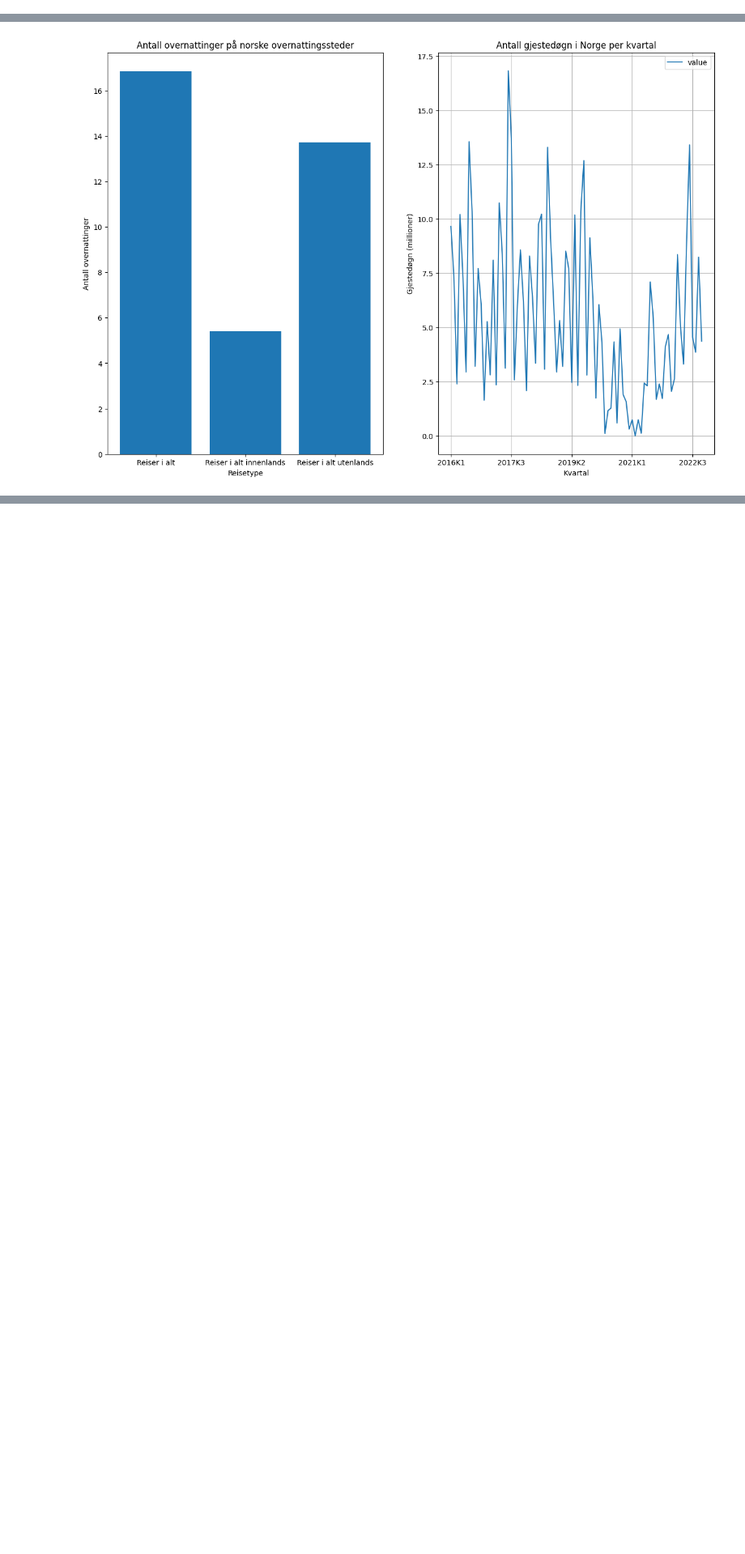
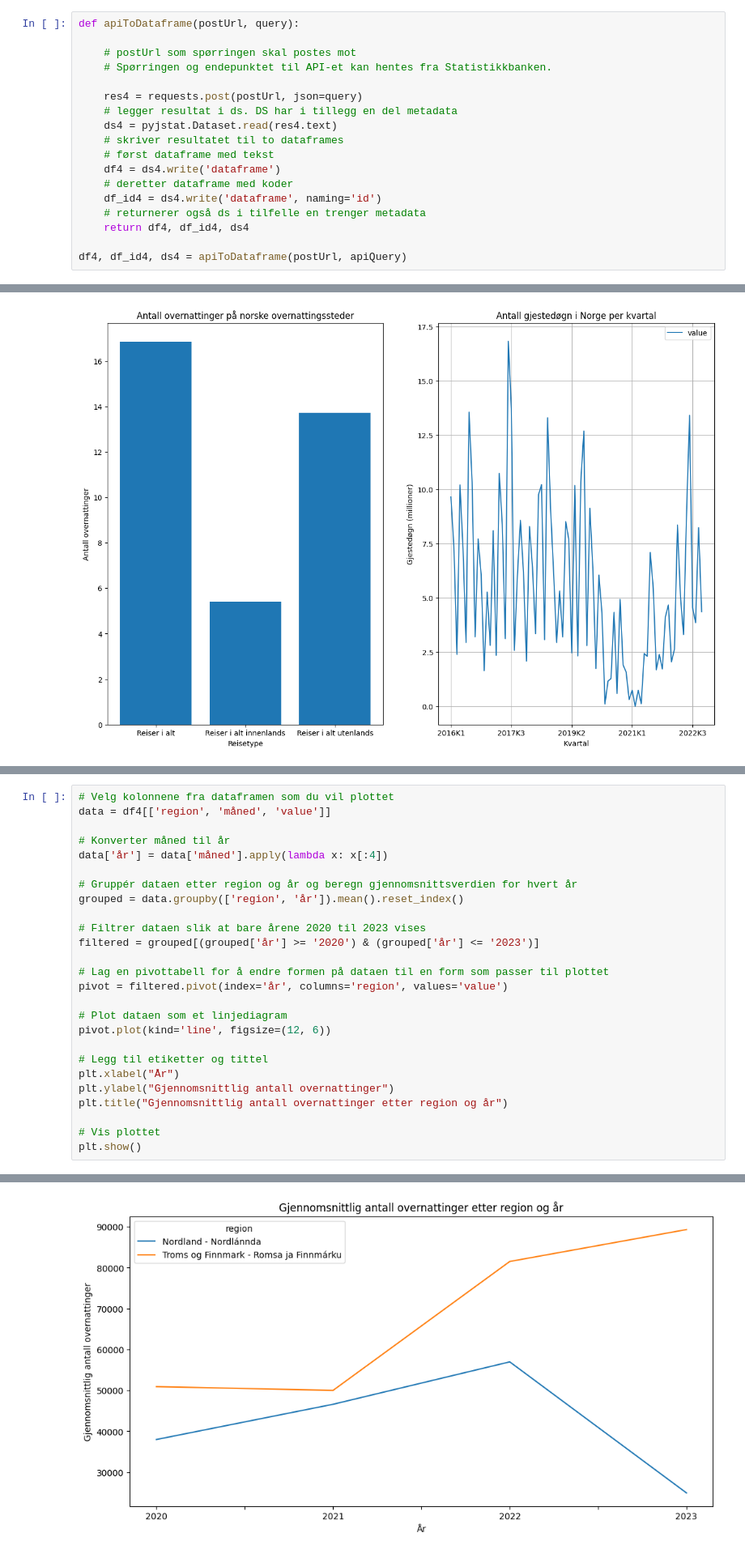
Before and after one commit to Jowiam/Kibisis, a Jupyter notebook: mappe1.ipynb, the cells around one changed output, grey strips where cells are left out. Shown at 81% size. Cells and saved outputs as stored; diff of their text form; blank space fills up the shorter version.

```diff
--- a/mappe1.ipynb
+++ b/mappe1.ipynb
@@ -295,0 +537,18 @@ df3, df_id3, ds3 = apiToDataframe(postUrl, apiQuery)
+# %%
+def apiToDataframe(postUrl, query):
+
+    # postUrl som spørringen skal postes mot
+    # Spørringen og endepunktet til API-et kan hentes fra Statistikkbanken.
+
+    res4 = requests.post(postUrl, json=query)
+    # legger resultat i ds. DS har i tillegg en del metadata
+    ds4 = pyjstat.Dataset.read(res4.text)
+    # skriver resultatet til to dataframes
+    # først dataframe med tekst
+    df4 = ds4.write('dataframe')
+    # deretter dataframe med koder
+    df_id4 = ds4.write('dataframe', naming='id')
+    # returnerer også ds i tilfelle en trenger metadata
+    return df4, df_id4, ds4
+
+df4, df_id4, ds4 = apiToDataframe(postUrl, apiQuery)
@@ -393,0 +768,27 @@ plt.show()
+# %%
+# Velg kolonnene fra dataframen som du vil plottet
+data = df4[['region', 'måned', 'value']]
+
+# Konverter måned til år
+data['år'] = data['måned'].apply(lambda x: x[:4])
+
+# Gruppér dataen etter region og år og beregn gjennomsnittsverdien for hvert år
+grouped = data.groupby(['region', 'år']).mean().reset_index()
+
+# Filtrer dataen slik at bare årene 2020 til 2023 vises
+filtered = grouped[(grouped['år'] >= '2020') & (grouped['år'] <= '2023')]
+
+# Lag en pivottabell for å endre formen på dataen til en form som passer til plottet
+pivot = filtered.pivot(index='år', columns='region', values='value')
+
+# Plot dataen som et linjediagram
+pivot.plot(kind='line', figsize=(12, 6))
+
+# Legg til etiketter og tittel
+plt.xlabel("År")
+plt.ylabel("Gjennomsnittlig antall overnattinger")
+plt.title("Gjennomsnittlig antall overnattinger etter region og år")
+
+# Vis plottet
+plt.show()
+# %% [output]
@@ -394,3 +800,4 @@ plt.show()
+[figure, added]
 # %% [markdown]
 *Kapittel 3 - Samfunnsøkonomiske effekter av en turistskatt*
 
```
Also changed, not shown: parts of 18 cells of this notebook, 1 other file.
